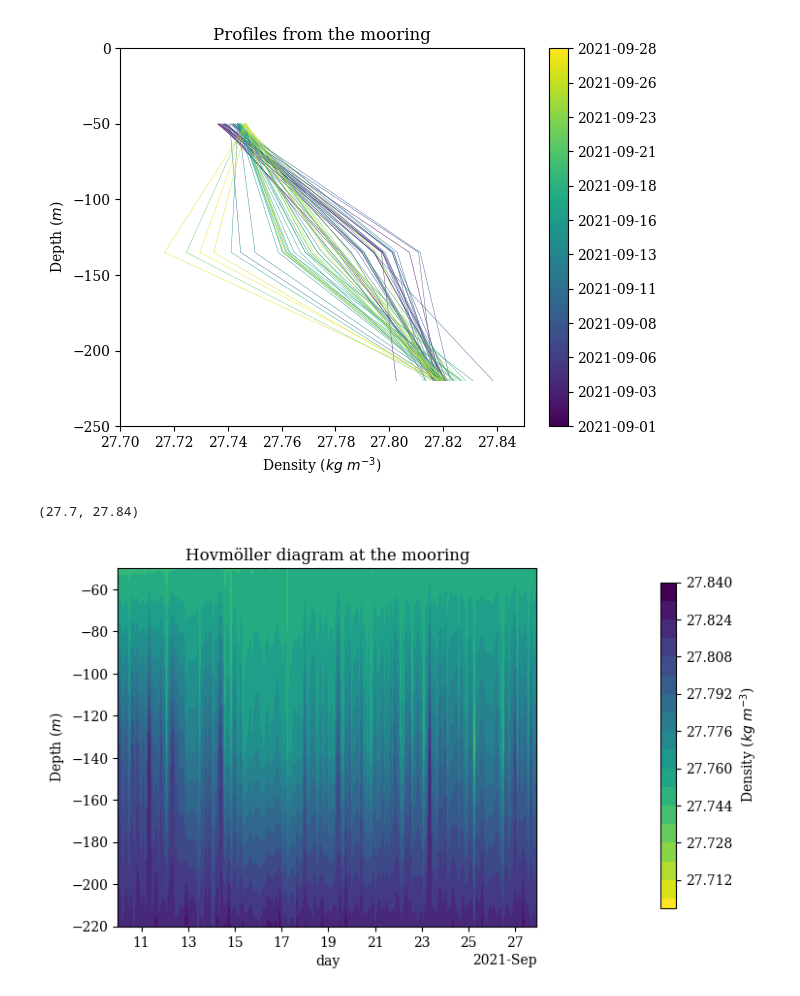
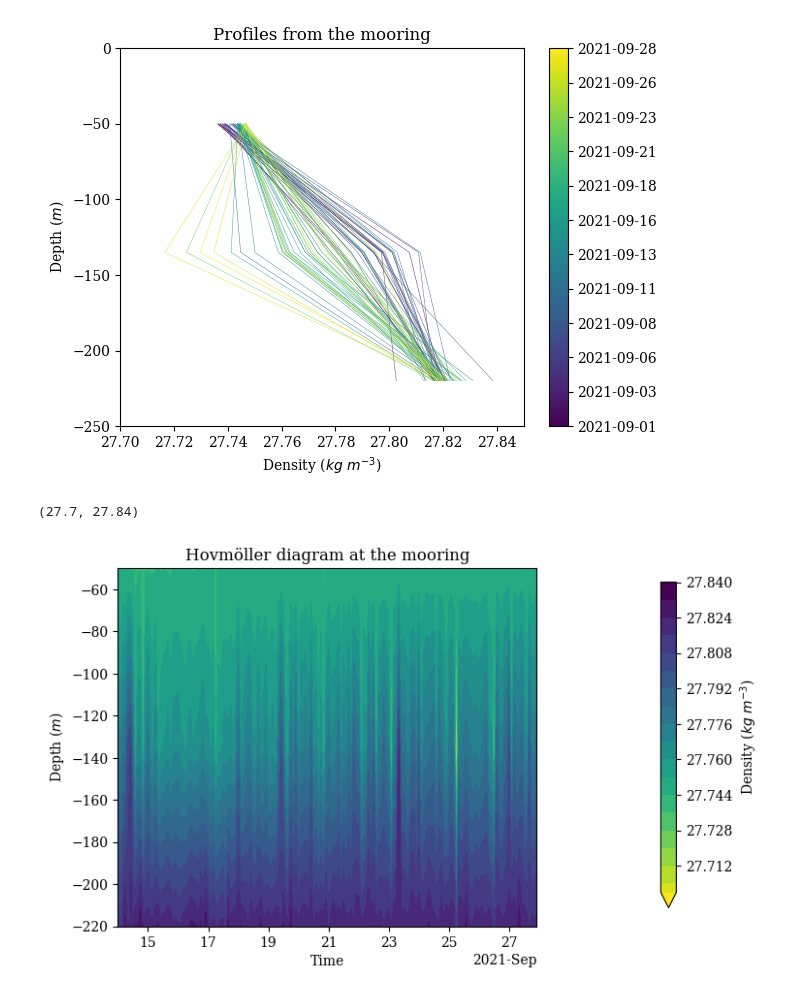
Before and after one commit to rowanjb/model_analyses, a Jupyter notebook: profiles_model.ipynb, the cells around one changed output. Cells and saved outputs as stored; diff of their text form; code cells hidden in the pictures.

```diff
--- a/profiles_model.ipynb
+++ b/profiles_model.ipynb
@@ -224,25 +224,25 @@ plt.tight_layout()
 # %%
 # Plotting the mooring data as a Hovmoller
 
 # Init figure
 plt.rcParams["font.family"] = "serif" # change the base font
 fig, ax = plt.subplots()
 
 norm = plt.Normalize(27.70, 27.84) # Mapping time to the colourbar internal [0, 1]
 
-ds_mooring_short = ds_mooring.sel(day=slice(datetime(2021,9,10),datetime(2021,9,28))).isel(day=slice(0,-1,2))
+ds_mooring_short = ds_mooring.sel(day=slice(datetime(2021,9,14),datetime(2021,9,28))).isel(day=slice(0,-1,2))
 ds_mooring_short = ds_mooring_short.sel(depth=[-50,-135,-220]) # Can comment out if looking at temperature
-ds_mooring_short['pot_rho'].plot.contourf('day','depth',ax=ax,levels=20,cmap = plt.cm.viridis_r, norm=norm,add_colorbar=False) #, norm=norm
-#ax.set_xlabel('Time ($hrs$)')
+p1 = ds_mooring_short['pot_rho'].plot.contourf('day','depth',ax=ax,levels=20,cmap = plt.cm.viridis_r, norm=norm, add_colorbar=False)
+ax.set_xlabel('Time')
 ax.set_ylabel('Depth ($m$)')
 ax.set_title('Hovmöller diagram at the mooring')
 ax.set_ylim(-220,-50)
 
 # Handling the colourbar
 fig.subplots_adjust(right=0.8)
 cbar_ax = fig.add_axes([1, 0.15, 0.025, 0.7])
 cbar = plt.colorbar(p1, cax=cbar_ax, orientation="vertical", label='Density ($kg$ $m^{-3}$)')
 cbar_ax.set_ylim(27.70, 27.84)
 # %% [output]
 (27.7, 27.84)
-[figure, old version]
+[figure, new version]
```
Also changed, not shown: parts of 1 cell of this notebook.
